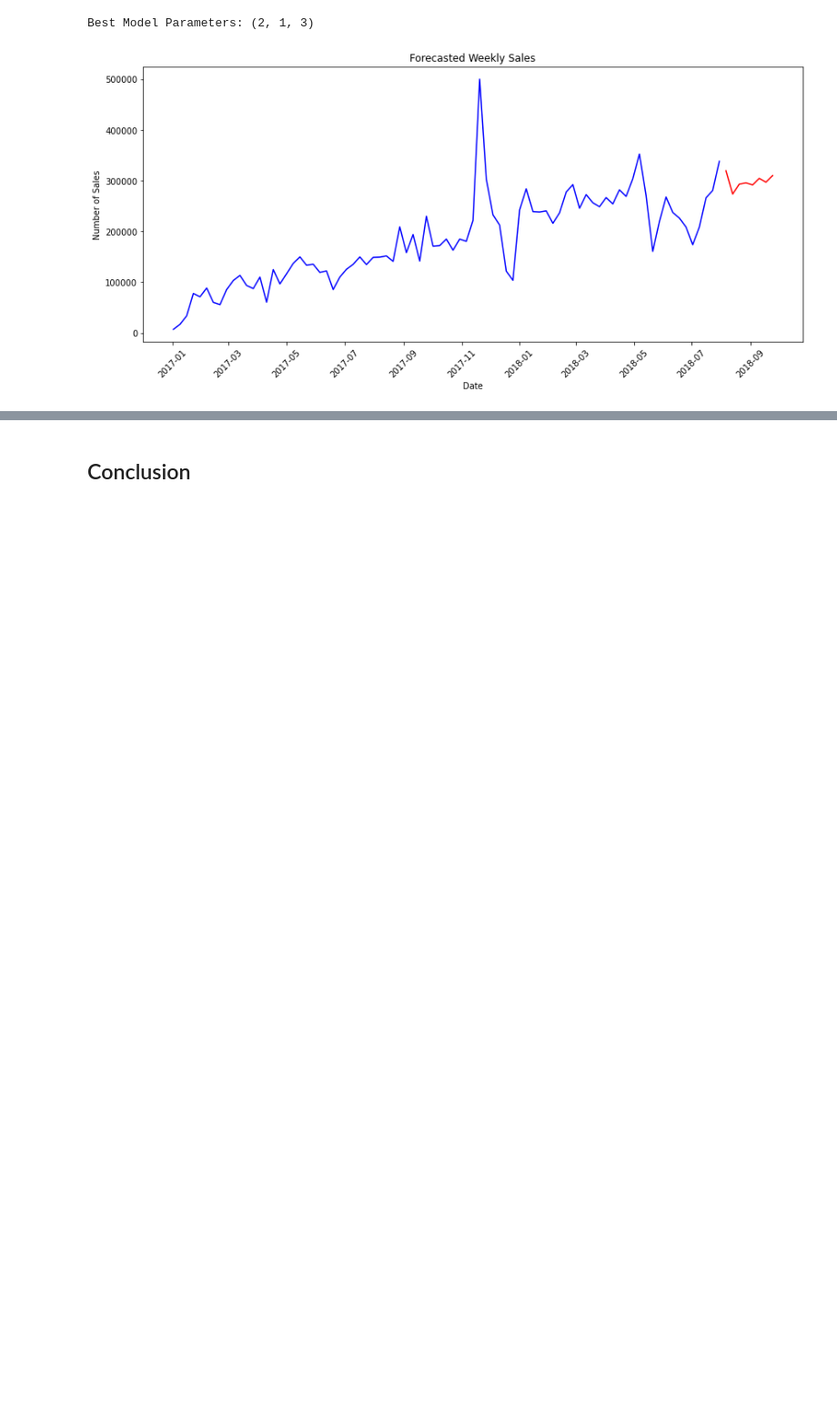
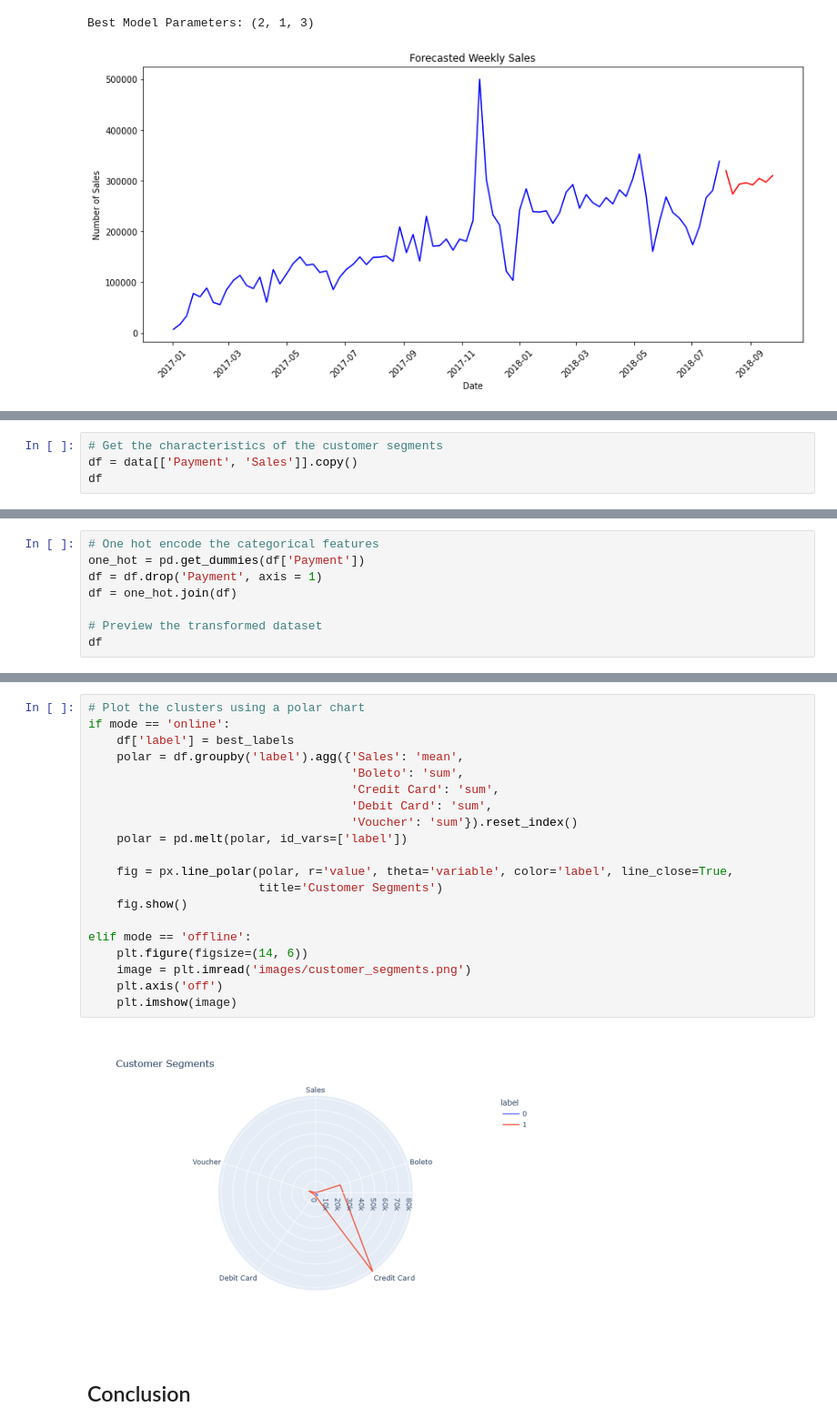
Before and after one commit to LeonidasY/master-ai-projects, a Jupyter notebook: ecommerce-analysis/ecommerce-analysis.ipynb, the cells around one changed output, grey strips where cells are left out. Shown: that part at 91% size. Drawn from its saved outputs; the diff is of its cells as text; blank space fills up the shorter version.

```diff
--- a/ecommerce-analysis/ecommerce-analysis.ipynb
+++ b/ecommerce-analysis/ecommerce-analysis.ipynb
@@ -373,0 +387,4 @@ Best Model Parameters: (2, 1, 3)
+# %%
+# Get the characteristics of the customer segments
+df = data[['Payment', 'Sales']].copy()
+df
@@ -373,0 +405,8 @@ Best Model Parameters: (2, 1, 3)
+# %%
+# One hot encode the categorical features
+one_hot = pd.get_dummies(df['Payment'])
+df = df.drop('Payment', axis = 1)
+df = one_hot.join(df)
+
+# Preview the transformed dataset
+df
@@ -374,3 +461,25 @@ Best Model Parameters: (2, 1, 3)
+# %%
+# Plot the clusters using a polar chart
+if mode == 'online':
+    df['label'] = best_labels
+    polar = df.groupby('label').agg({'Sales': 'mean',
+                                     'Boleto': 'sum',
+                                     'Credit Card': 'sum',
+                                     'Debit Card': 'sum',
+                                     'Voucher': 'sum'}).reset_index()
+    polar = pd.melt(polar, id_vars=['label'])
+
+    fig = px.line_polar(polar, r='value', theta='variable', color='label', line_close=True,
+                        title='Customer Segments')
+    fig.show()
+
+elif mode == 'offline':
+    plt.figure(figsize=(14, 6))
+    image = plt.imread('images/customer_segments.png')
+    plt.axis('off')
+    plt.imshow(image)
+# %% [output]
+[figure, added]
 # %% [markdown]
 ## Conclusion
 # %% [markdown]
```
Also changed, not shown: parts of 11 cells of this notebook, 2 other files.
